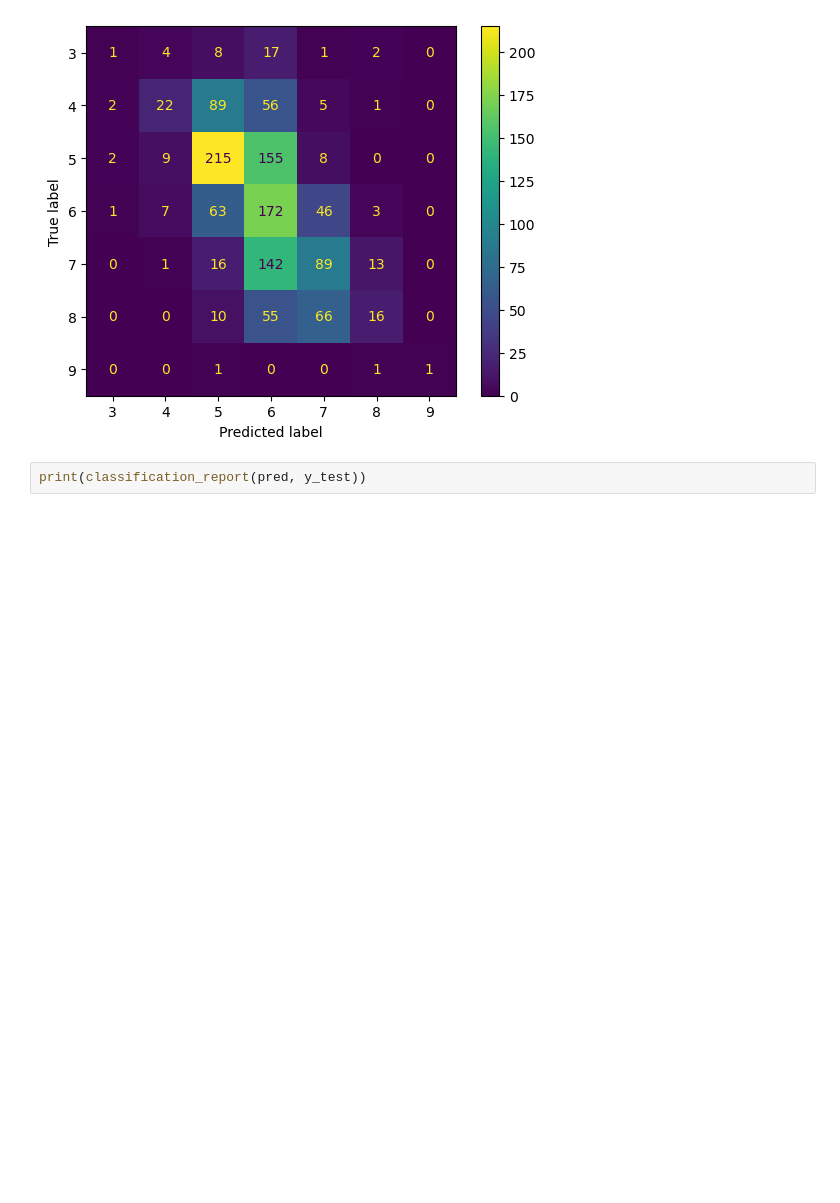
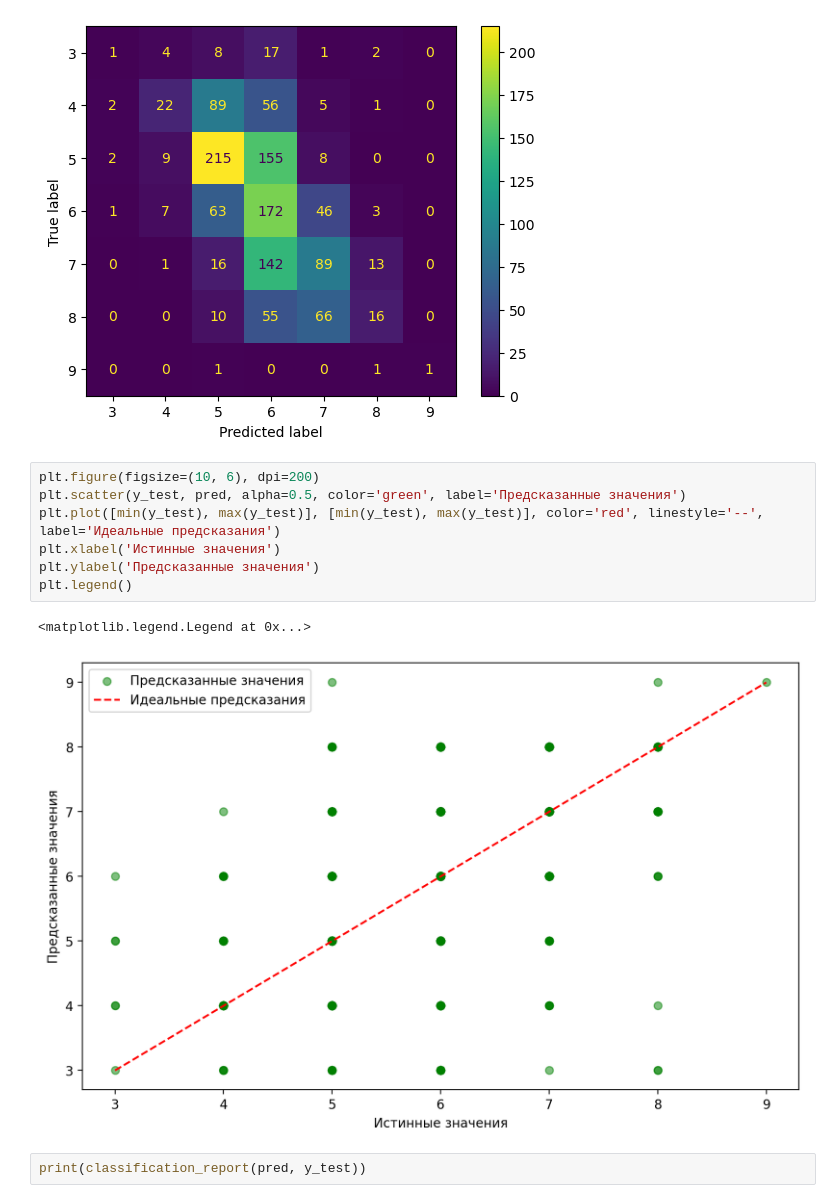
Before and after one commit to HackCaesar/wine_quality_prediction, a Jupyter notebook: wine+quality/Solution.ipynb, the cells around one changed output. Cells and saved outputs as stored; diff of their text form; blank space fills up the shorter version.

```diff
--- a/wine+quality/Solution.ipynb
+++ b/wine+quality/Solution.ipynb
@@ -223,6 +224,16 @@ disp.plot()
 # %% [output]
 <sklearn.metrics._plot.confusion_matrix.ConfusionMatrixDisplay at 0x...>
 [figure]
+# %%
+plt.figure(figsize=(10, 6), dpi=200)
+plt.scatter(y_test, pred, alpha=0.5, color='green', label='Предсказанные значения')
+plt.plot([min(y_test), max(y_test)], [min(y_test), max(y_test)], color='red', linestyle='--', label='Идеальные предсказания')
+plt.xlabel('Истинные значения')
+plt.ylabel('Предсказанные значения')
+plt.legend()
+# %% [output]
+<matplotlib.legend.Legend at 0x...>
+[figure, added]
 # %%
 print(classification_report(pred, y_test))
 # %% [output]
```
Also changed, not shown: parts of 5 cells of this notebook.
